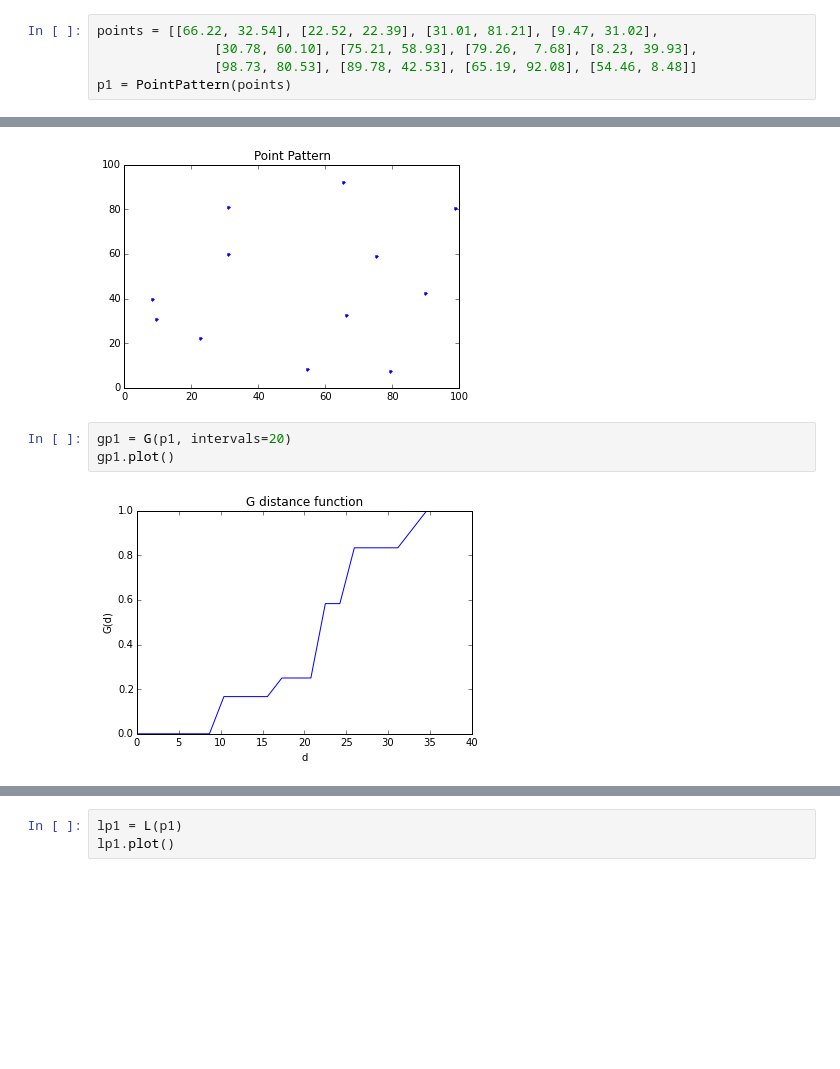
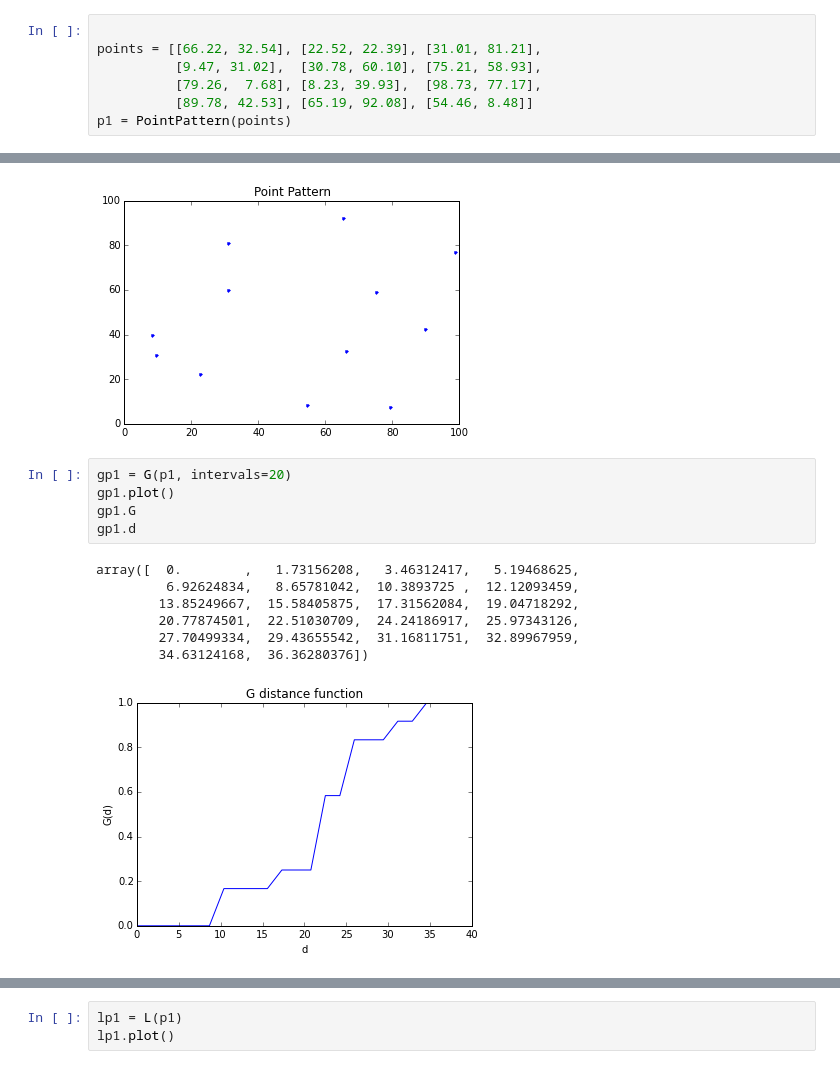
Before and after one commit to pysal/pointpats, a Jupyter notebook: distance_statistics.ipynb, the cells around one changed output, grey strips where cells are left out. Cells and saved outputs as stored; diff of their text form; blank space fills up the shorter version.

```diff
--- a/distance_statistics.ipynb
+++ b/distance_statistics.ipynb
@@ -14,9 +14,11 @@ from distance_statistics import Genv, Fenv, Jenv, Kenv, Lenv
 %matplotlib inline
 import matplotlib.pyplot as plt
 # %%
-points = [[66.22, 32.54], [22.52, 22.39], [31.01, 81.21], [9.47, 31.02],
-               [30.78, 60.10], [75.21, 58.93], [79.26,  7.68], [8.23, 39.93],
-               [98.73, 80.53], [89.78, 42.53], [65.19, 92.08], [54.46, 8.48]]
+
+points = [[66.22, 32.54], [22.52, 22.39], [31.01, 81.21],
+          [9.47, 31.02],  [30.78, 60.10], [75.21, 58.93],
+          [79.26,  7.68], [8.23, 39.93],  [98.73, 77.17],
+          [89.78, 42.53], [65.19, 92.08], [54.46, 8.48]]
 p1 = PointPattern(points)
 # %%
 p1.summary()
@@ -39,8 +108,16 @@ p1.plot()
 # %%
 gp1 = G(p1, intervals=20)
 gp1.plot()
+gp1.G
+gp1.d
 # %% [output]
+array([  0.        ,   1.73156208,   3.46312417,   5.19468625,
+         6.92624834,   8.65781042,  10.3893725 ,  12.12093459,
+        13.85249667,  15.58405875,  17.31562084,  19.04718292,
+        20.77874501,  22.51030709,  24.24186917,  25.97343126,
+        27.70499334,  29.43655542,  31.16811751,  32.89967959,
+        34.63124168,  36.36280376])
-[figure, old version]
+[figure, new version]
 # %%
 fp1 = F(p1, intervals=20)
 fp1.plot()
```
Also changed, not shown: parts of 21 cells of this notebook, 6 other files.
